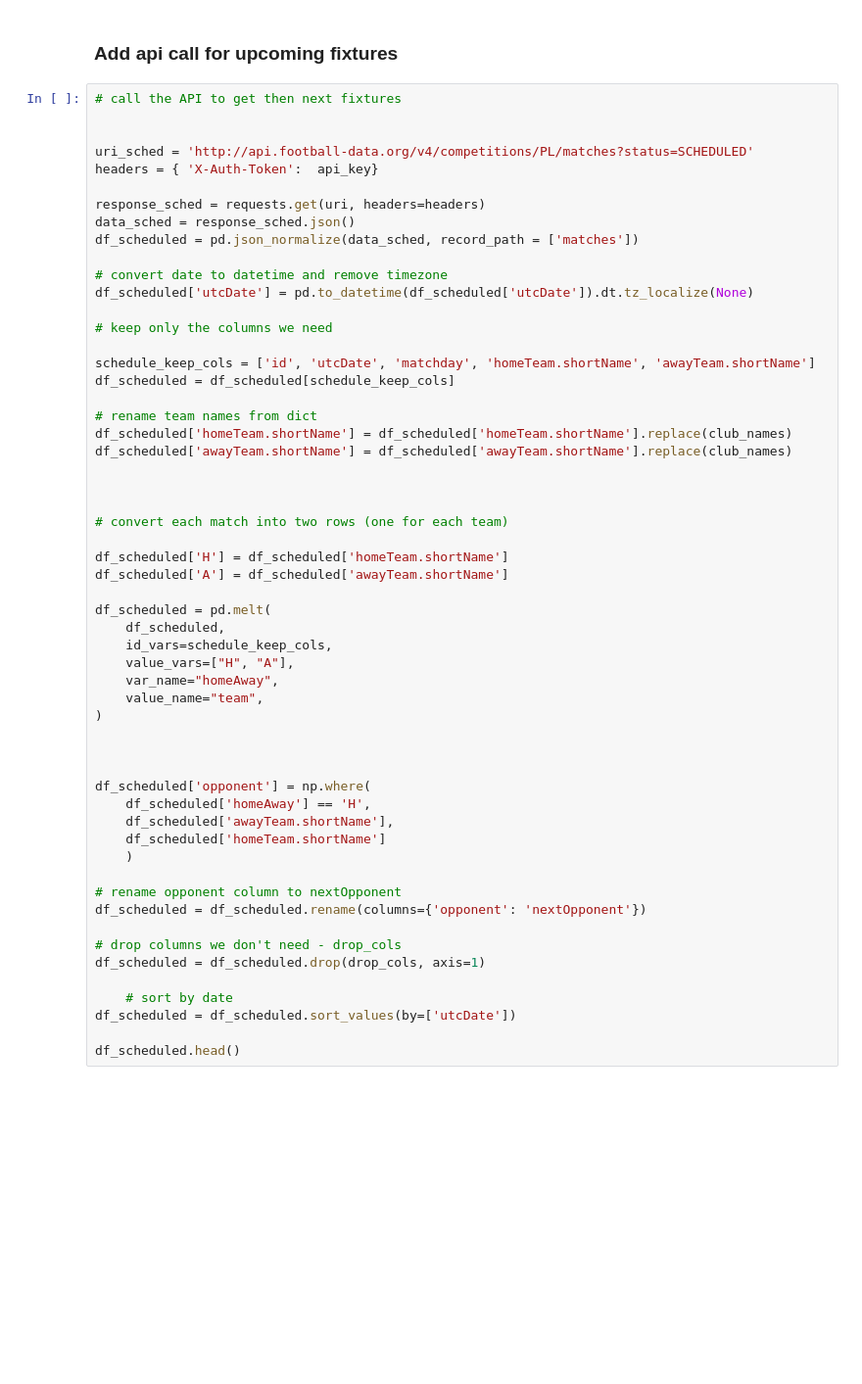
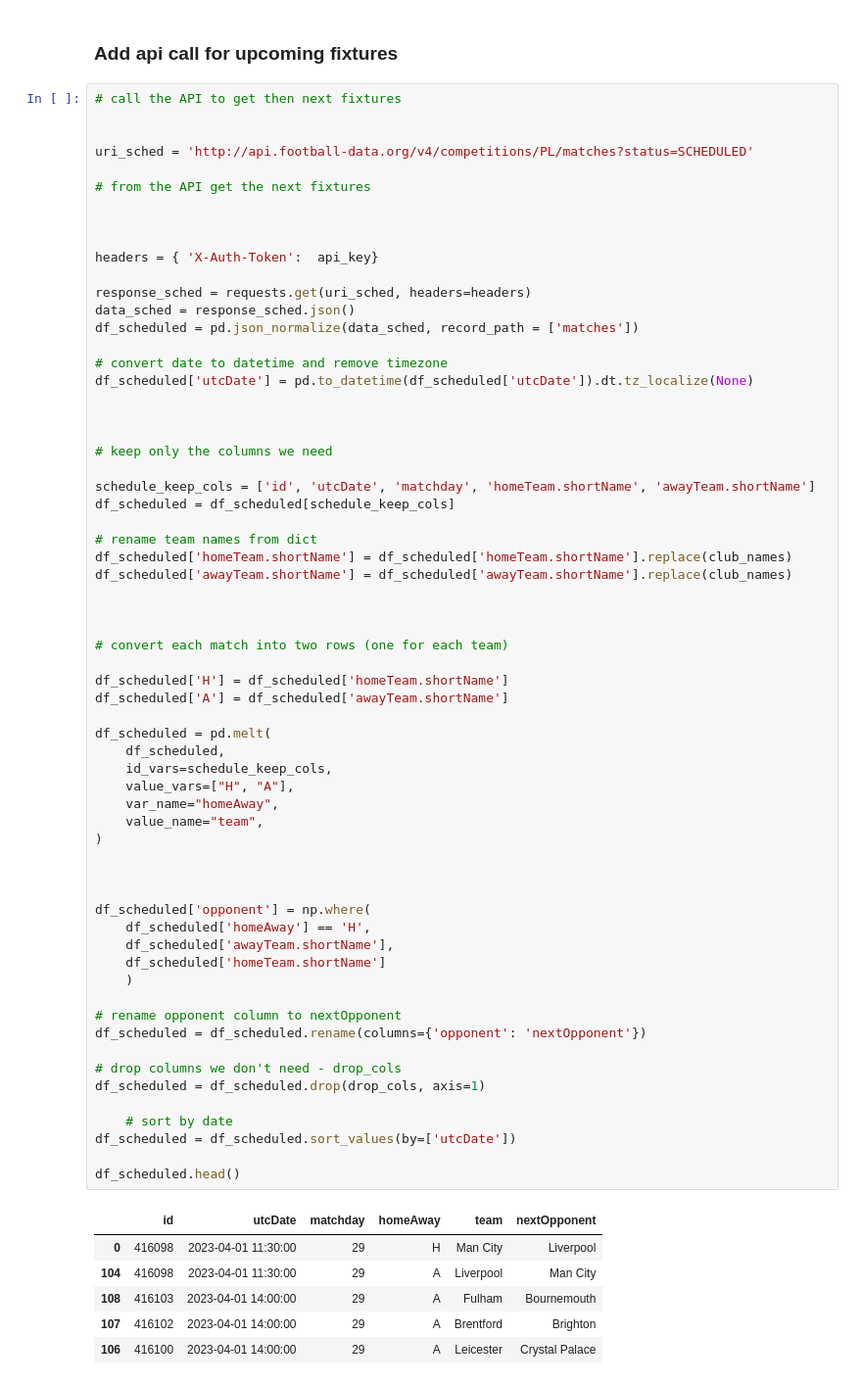
Before and after one commit to solstice035/footballdash, a Jupyter notebook: code/notebooks/results_api.ipynb, the cells around one changed output. Shown at 98% size. Cells and saved outputs as stored; diff of their text form; blank space fills up the shorter version.

```diff
--- a/code/notebooks/results_api.ipynb
+++ b/code/notebooks/results_api.ipynb
@@ -504,14 +534,21 @@ df_matchday.head(20)
 
 
 uri_sched = 'http://api.football-data.org/v4/competitions/PL/matches?status=SCHEDULED'
+
+# from the API get the next fixtures
+
+
+
 headers = { 'X-Auth-Token':  api_key}
 
-response_sched = requests.get(uri, headers=headers)
+response_sched = requests.get(uri_sched, headers=headers)
 data_sched = response_sched.json()
 df_scheduled = pd.json_normalize(data_sched, record_path = ['matches'])
 
 # convert date to datetime and remove timezone
 df_scheduled['utcDate'] = pd.to_datetime(df_scheduled['utcDate']).dt.tz_localize(None)
+
+
 
 # keep only the columns we need
 
@@ -528,33 +565,40 @@ df_scheduled['awayTeam.shortName'] = df_scheduled['awayTeam.shortName'].replace(
 
 df_scheduled['H'] = df_scheduled['homeTeam.shortName']
 df_scheduled['A'] = df_scheduled['awayTeam.shortName']
 
 df_scheduled = pd.melt(
     df_scheduled,
     id_vars=schedule_keep_cols,
     value_vars=["H", "A"],
     var_name="homeAway",
     value_name="team",
 )
 
 
 
 df_scheduled['opponent'] = np.where(
     df_scheduled['homeAway'] == 'H',
     df_scheduled['awayTeam.shortName'],
     df_scheduled['homeTeam.shortName']
     )
 
 # rename opponent column to nextOpponent
 df_scheduled = df_scheduled.rename(columns={'opponent': 'nextOpponent'})
 
 # drop columns we don't need - drop_cols
 df_scheduled = df_scheduled.drop(drop_cols, axis=1)
 
     # sort by date
 df_scheduled = df_scheduled.sort_values(by=['utcDate'])
 
 df_scheduled.head()
+# %% [output]
+|  | id | utcDate | matchday | homeAway | team | nextOpponent |
+| 0 | 416098 | 2023-04-01 11:30:00 | 29 | H | Man City | Liverpool |
+| 104 | 416098 | 2023-04-01 11:30:00 | 29 | A | Liverpool | Man City |
+| 108 | 416103 | 2023-04-01 14:00:00 | 29 | A | Fulham | Bournemouth |
+| 107 | 416102 | 2023-04-01 14:00:00 | 29 | A | Brentford | Brighton |
+| 106 | 416100 | 2023-04-01 14:00:00 | 29 | A | Leicester | Crystal Palace |
 # %%
 # reduce to only the next game for each team
 df_next = df_scheduled.groupby('team').head(1).reset_index(drop=True)
```
Also changed, not shown: parts of 10 cells of this notebook, 1 other file.
